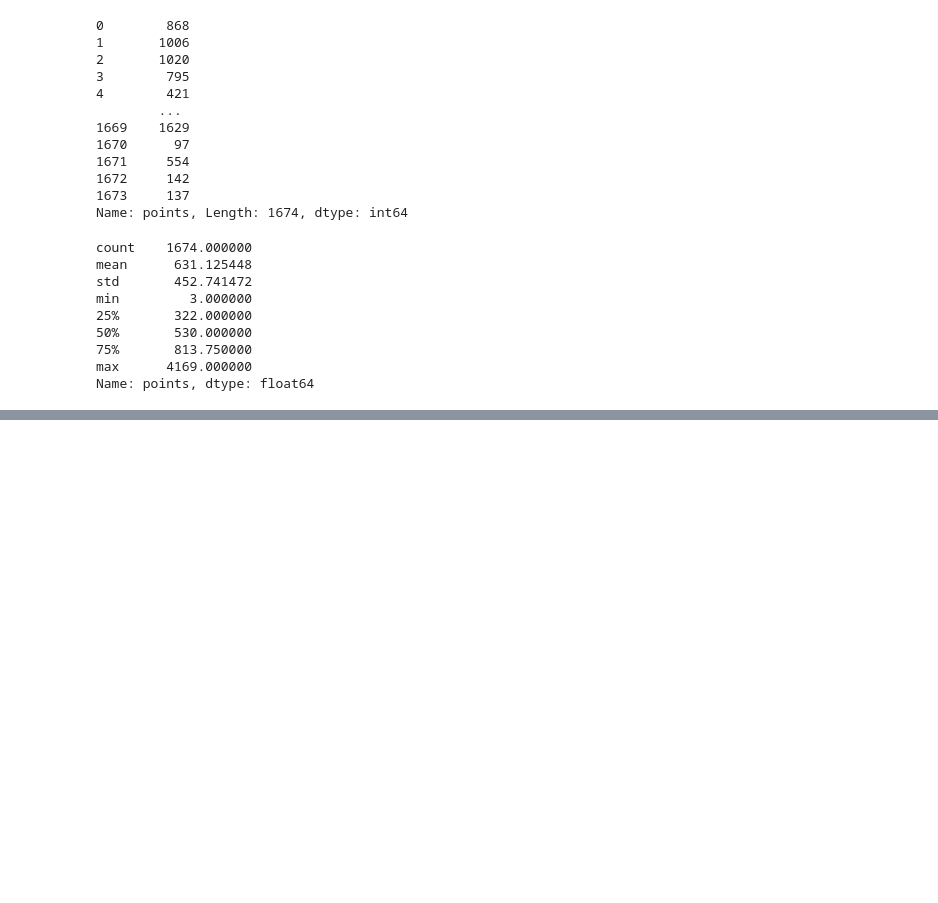
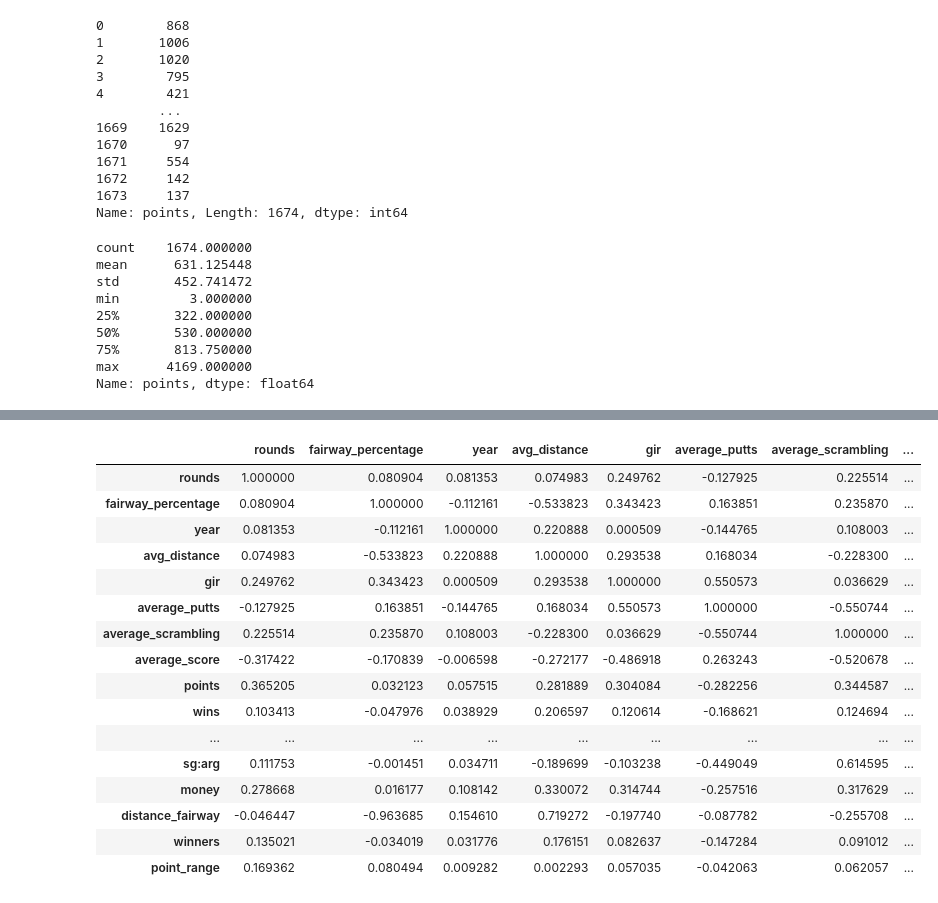
Before and after one commit to asval211/pga_golf_dataset, a Jupyter notebook: notebooks/exploratory/Cameron/data analysis 1.ipynb, the cells around one changed output, grey strips where cells are left out. Cells and saved outputs as stored; diff of their text form; code cells hidden in the pictures; blank space fills up the shorter version.

```diff
--- a/notebooks/exploratory/Cameron/data analysis 1.ipynb
+++ b/notebooks/exploratory/Cameron/data analysis 1.ipynb
@@ -320,3 +308,23 @@ KeyError: 'year'
+# %%
+df.corr()
+# %% [output]
+|  | rounds | fairway_percentage | year | avg_distance | gir | average_putts | average_scrambling | ... |
+| rounds | 1.000000 | 0.080904 | 0.081353 | 0.074983 | 0.249762 | -0.127925 | 0.225514 | ... |
+| fairway_percentage | 0.080904 | 1.000000 | -0.112161 | -0.533823 | 0.343423 | 0.163851 | 0.235870 | ... |
+| year | 0.081353 | -0.112161 | 1.000000 | 0.220888 | 0.000509 | -0.144765 | 0.108003 | ... |
+| avg_distance | 0.074983 | -0.533823 | 0.220888 | 1.000000 | 0.293538 | 0.168034 | -0.228300 | ... |
+| gir | 0.249762 | 0.343423 | 0.000509 | 0.293538 | 1.000000 | 0.550573 | 0.036629 | ... |
+| average_putts | -0.127925 | 0.163851 | -0.144765 | 0.168034 | 0.550573 | 1.000000 | -0.550744 | ... |
+| average_scrambling | 0.225514 | 0.235870 | 0.108003 | -0.228300 | 0.036629 | -0.550744 | 1.000000 | ... |
+| average_score | -0.317422 | -0.170839 | -0.006598 | -0.272177 | -0.486918 | 0.263243 | -0.520678 | ... |
+| points | 0.365205 | 0.032123 | 0.057515 | 0.281889 | 0.304084 | -0.282256 | 0.344587 | ... |
+| wins | 0.103413 | -0.047976 | 0.038929 | 0.206597 | 0.120614 | -0.168621 | 0.124694 | ... |
+| ... | ... | ... | ... | ... | ... | ... | ... | ... |
+| sg:arg | 0.111753 | -0.001451 | 0.034711 | -0.189699 | -0.103238 | -0.449049 | 0.614595 | ... |
+| money | 0.278668 | 0.016177 | 0.108142 | 0.330072 | 0.314744 | -0.257516 | 0.317629 | ... |
+| distance_fairway | -0.046447 | -0.963685 | 0.154610 | 0.719272 | -0.197740 | -0.087782 | -0.255708 | ... |
+| winners | 0.135021 | -0.034019 | 0.031776 | 0.176151 | 0.082637 | -0.147284 | 0.091012 | ... |
+| point_range | 0.169362 | 0.080494 | 0.009282 | 0.002293 | 0.057035 | -0.042063 | 0.062057 | ... |
 # %%
 lr = LogisticRegression()
 X = df.drop(columns= ['points','point_range','player_name'], axis = 1)
```
Also changed, not shown: parts of 10 cells of this notebook, 2 other files.
